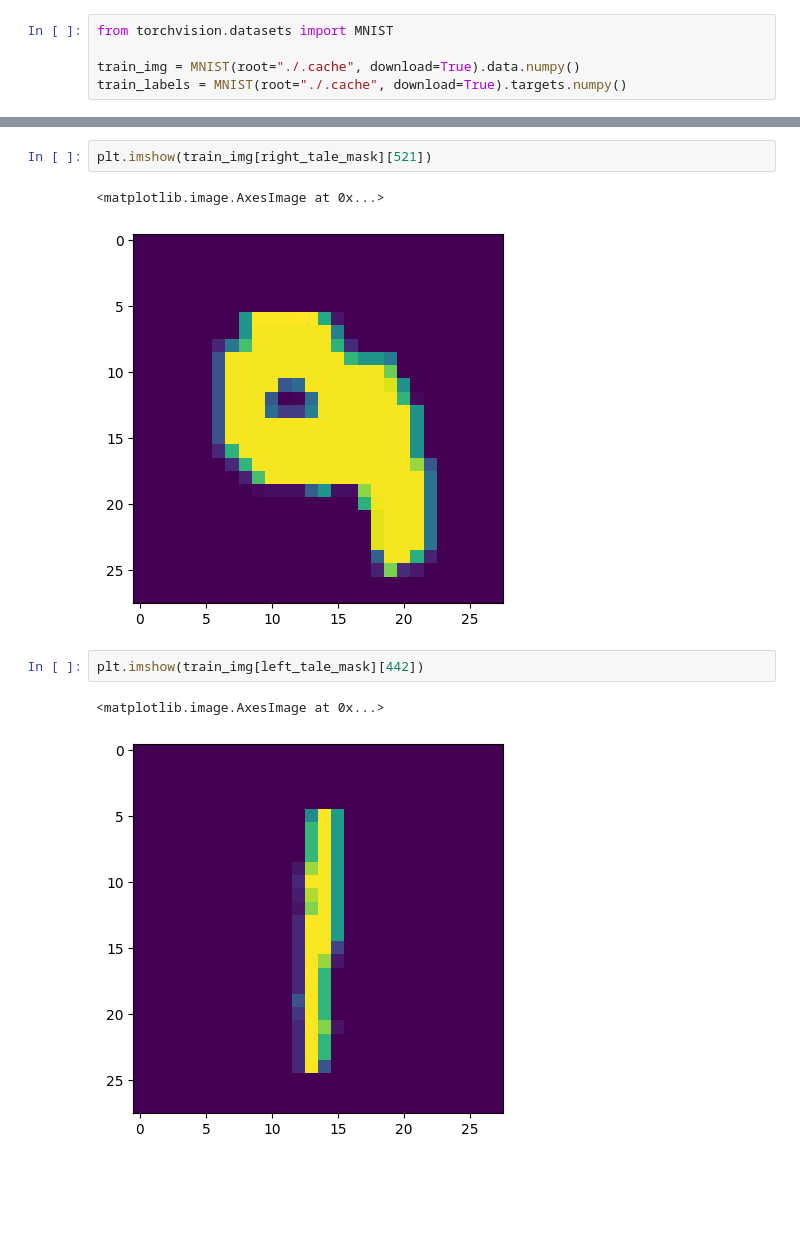
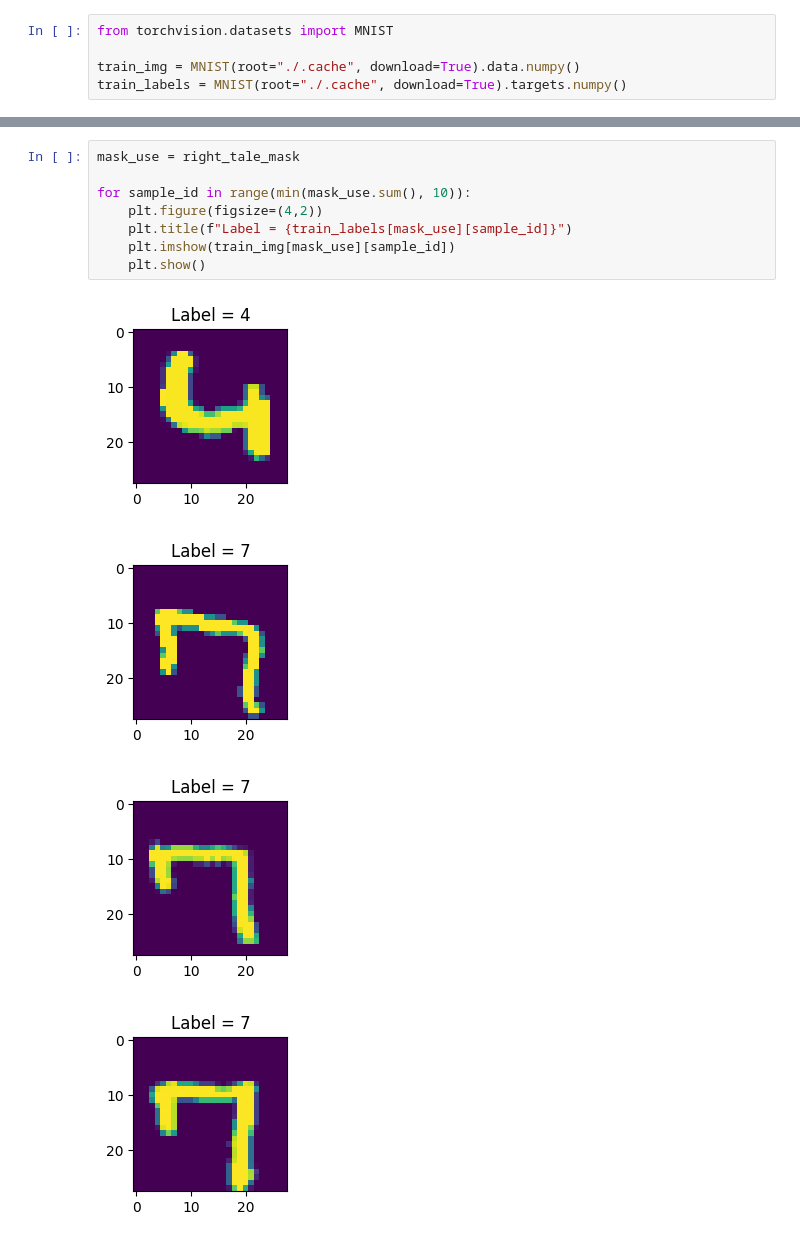
Before and after one commit to shallex/Team12_ML24, a Jupyter notebook: ssl-ae/ae-bottleneck_logits-analysis.ipynb, the cells around one changed output, grey strips where cells are left out. Saved outputs shown, nothing was run; the diff lists cells and outputs as text; blank space fills up the shorter version.

```diff
--- a/ssl-ae/ae-bottleneck_logits-analysis.ipynb
+++ b/ssl-ae/ae-bottleneck_logits-analysis.ipynb
@@ -85,10 +83,13 @@ array([5, 0, 4, ..., 5, 6, 8], dtype=int64)
-# %%
-plt.imshow(train_img[right_tale_mask][521])
-# %% [output]
-<matplotlib.image.AxesImage at 0x...>
-[figure, removed]
-# %%
-plt.imshow(train_img[left_tale_mask][442])
-# %% [output]
-<matplotlib.image.AxesImage at 0x...>
-[figure, removed]
+# %%
+mask_use = right_tale_mask
+
+for sample_id in range(min(mask_use.sum(), 10)):
+    plt.figure(figsize=(4,2))
+    plt.title(f"Label = {train_labels[mask_use][sample_id]}")
+    plt.imshow(train_img[mask_use][sample_id])
+    plt.show()
+# %% [output]
+[figure, added]
+[figure, added]
+[figure, added]
+[figure, added]
```
Also changed, not shown: parts of 8 cells of this notebook, 1 other file.
